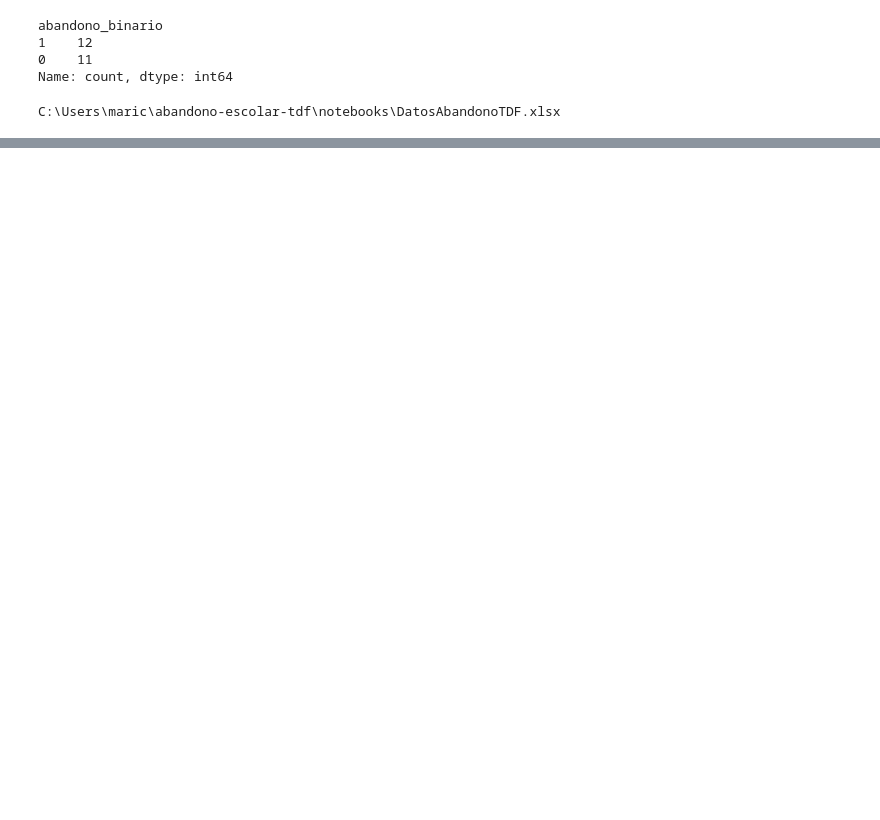
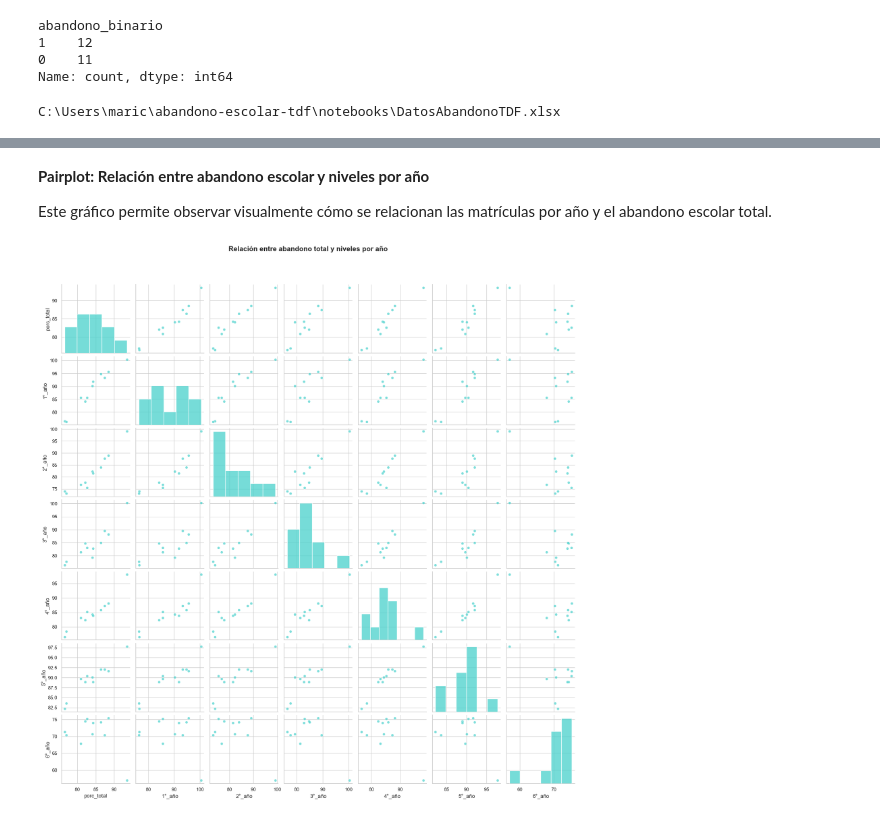
Before and after one commit to maricelrausch/Abandono-escolar-TDF, a Jupyter notebook: notebooks/AbandonoEscolaar.ipynb, the cells around one changed output, grey strips where cells are left out. Saved outputs shown, nothing was run; the diff lists cells and outputs as text; code cells hidden in the pictures; blank space fills up the shorter version.

```diff
--- a/notebooks/AbandonoEscolaar.ipynb
+++ b/notebooks/AbandonoEscolaar.ipynb
@@ -1207,0 +1407,28 @@ C:\Users\maric\abandono-escolar-tdf\notebooks\DatosAbandonoTDF.xlsx
+# %% [markdown]
+**Pairplot: Relación entre abandono escolar y niveles por año**
+
+Este gráfico permite observar visualmente cómo se relacionan las matrículas por año y el abandono escolar total.
+# %%
+import seaborn as sns
+import matplotlib.pyplot as plt
+
+# Variables clave
+vars_clave = ["porc_total", "1°_año", "2°_año", "3°_año", "4°_año", "5°_año", "6°_año"]
+
+# Gráfico completo sin corner
+g = sns.pairplot(
+    df[vars_clave],
+    corner=False,  # mostrar matriz completa
+    plot_kws={"color": "mediumturquoise", "alpha": 0.7},
+    diag_kws={"color": "mediumturquoise", "fill": True}
+)
+
+# Título general bien ubicado
+g.fig.suptitle("Relación entre abandono total y niveles por año", y=1.02, fontsize=16, fontweight='bold')
+
+# Ajuste de separación del título
+g.fig.subplots_adjust(top=0.95)
+
+plt.show()
+# %% [output]
+[figure, added]
```
Also changed, not shown: parts of 87 cells of this notebook, 6 other files.
